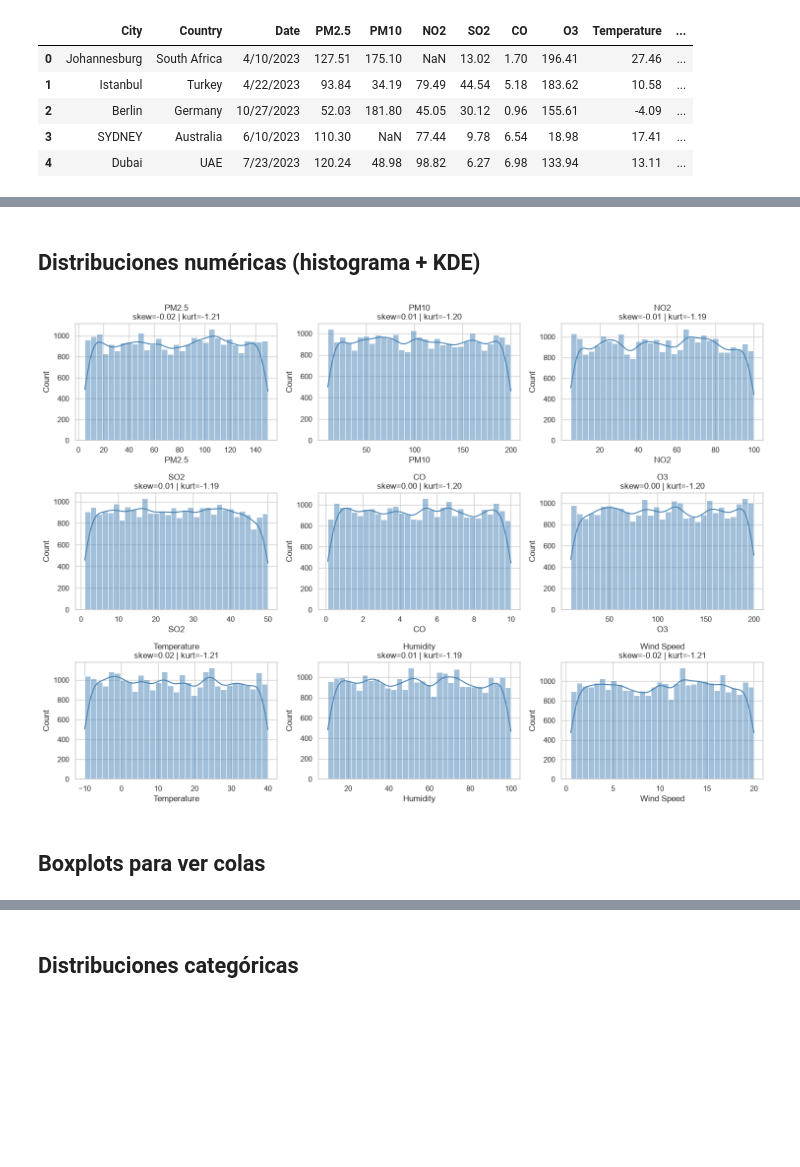
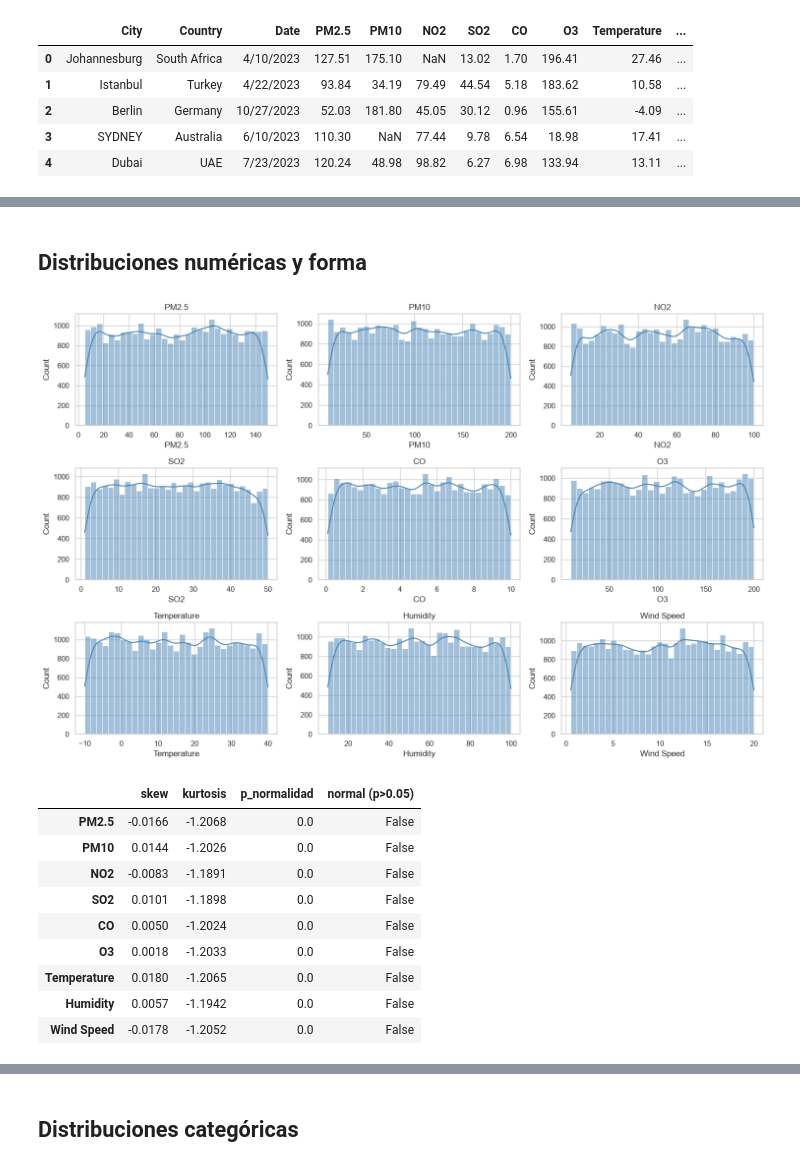
Before and after one commit to FabioGuardado/global-air-quality-pipeline, a Jupyter notebook: notebook.ipynb, the cells around one changed output, grey strips where cells are left out. Cells and saved outputs as stored; diff of their text form; code cells hidden in the pictures; blank space fills up the shorter version.

```diff
--- a/notebook.ipynb
+++ b/notebook.ipynb
@@ -92,10 +57,10 @@ for c in df.select_dtypes("object"):
 # %%
 def tipo_por_cardinalidad(s):
-    n, total = s.nunique(dropna=True), len(s)
-    if n <= 1:            return "constante"
-    if n / total > 0.95:  return "posible identificador"
-    if n <= 10:           return "baja cardinalidad"
-    if pd.api.types.is_numeric_dtype(s): return "numérica continua"
+    n = s.nunique(dropna=True)
+    if n <= 1:                            return "constante"
+    if n / len(s) > 0.95:                 return "posible identificador"
+    if n <= 10:                           return "baja cardinalidad"
+    if pd.api.types.is_numeric_dtype(s):  return "numérica continua"
     return "alta cardinalidad"
 
 perfil = pd.DataFrame({
@@ -107,6 +72,7 @@ perfil = pd.DataFrame({
     "categoria": df.apply(tipo_por_cardinalidad),
 })
 display(perfil.sort_values("pct_nulos", ascending=False))
+display(df.describe().T.round(2))
 # %% [output]
 |  | dtype | n_unicos | pct_unicos | n_nulos | pct_nulos | categoria |
 | O3 | float64 | 7386 | 24.26 | 1600 | 5.25 | numérica continua |
@@ -158,0 +170,13 @@ num_cols = [c for c in num_cols if perfil.loc[c, "categoria"] not in ("constante
+# %%
+num_cols = [c for c in df.select_dtypes("number").columns
+            if perfil.loc[c, "categoria"] not in ("constante", "posible identificador")]
+cat_cols = df.select_dtypes(["object", "category", "bool"]).columns.tolist()
+
+df["mes"] = df["Date"].dt.month
+df["dia_semana"] = df["Date"].dt.dayofweek
+df["fin_semana"] = df["dia_semana"] >= 5
+
+print("Numéricas:", num_cols)
+print("Categóricas:", cat_cols)
+display(df.groupby(["Country", "City"])["Date"].agg(["count", "min", "max"])
+          .sort_values("count", ascending=False))
@@ -159,15 +204,33 @@ num_cols = [c for c in num_cols if perfil.loc[c, "categoria"] not in ("constante
 # %% [markdown]
-## Distribuciones numéricas (histograma + KDE)
+## Distribuciones numéricas y forma
 # %%
-n = len(num_cols); ncols = 3; nrows = int(np.ceil(n / ncols))
-fig, axes = plt.subplots(nrows, ncols, figsize=(5 * ncols, 3.5 * nrows))
+ncols = 3
+nrows = int(np.ceil(len(num_cols) / ncols))
+fig, axes = plt.subplots(nrows, ncols, figsize=(5 * ncols, 3.2 * nrows))
 axes = np.array(axes).ravel()
 for ax, c in zip(axes, num_cols):
     sns.histplot(df[c].dropna(), kde=True, ax=ax, color="steelblue")
-    ax.set_title(f"{c}\nskew={df[c].skew():.2f} | kurt={df[c].kurt():.2f}")
-for ax in axes[n:]: ax.axis("off")
+    ax.set_title(c)
+for ax in axes[len(num_cols):]:
+    ax.axis("off")
 plt.tight_layout(); plt.show()
+
+forma = pd.DataFrame({
+    "skew": df[num_cols].skew(),
+    "kurtosis": df[num_cols].kurt(),
+    "p_normalidad": [stats.normaltest(df[c].dropna()).pvalue for c in num_cols],
+}).round(4)
+forma["normal (p>0.05)"] = forma["p_normalidad"] > 0.05
+display(forma)
 # %% [output]
-[figure, old version]
+[figure, new version]
+|  | skew | kurtosis | p_normalidad | normal (p>0.05) |
+| PM2.5 | -0.0166 | -1.2068 | 0.0 | False |
+| PM10 | 0.0144 | -1.2026 | 0.0 | False |
+| NO2 | -0.0083 | -1.1891 | 0.0 | False |
+| SO2 | 0.0101 | -1.1898 | 0.0 | False |
+| CO | 0.0050 | -1.2024 | 0.0 | False |
+| O3 | 0.0018 | -1.2033 | 0.0 | False |
+| Temperature | 0.0180 | -1.2065 | 0.0 | False |
+| Humidity | 0.0057 | -1.1942 | 0.0 | False |
+| Wind Speed | -0.0178 | -1.2052 | 0.0 | False |
-# %% [markdown]
-## Boxplots para ver colas
```
Also changed, not shown: parts of 103 cells of this notebook, 2 other files.
